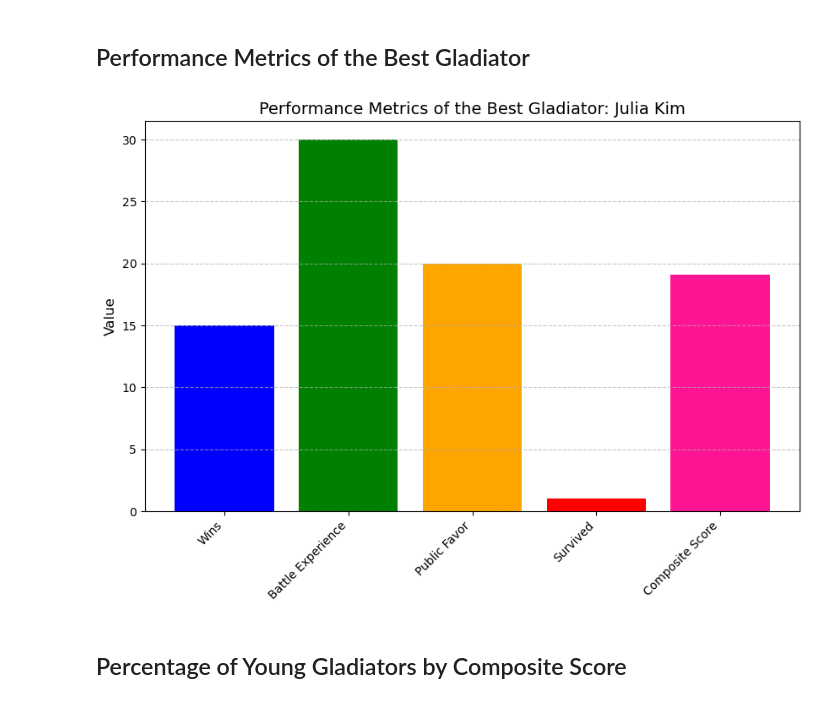
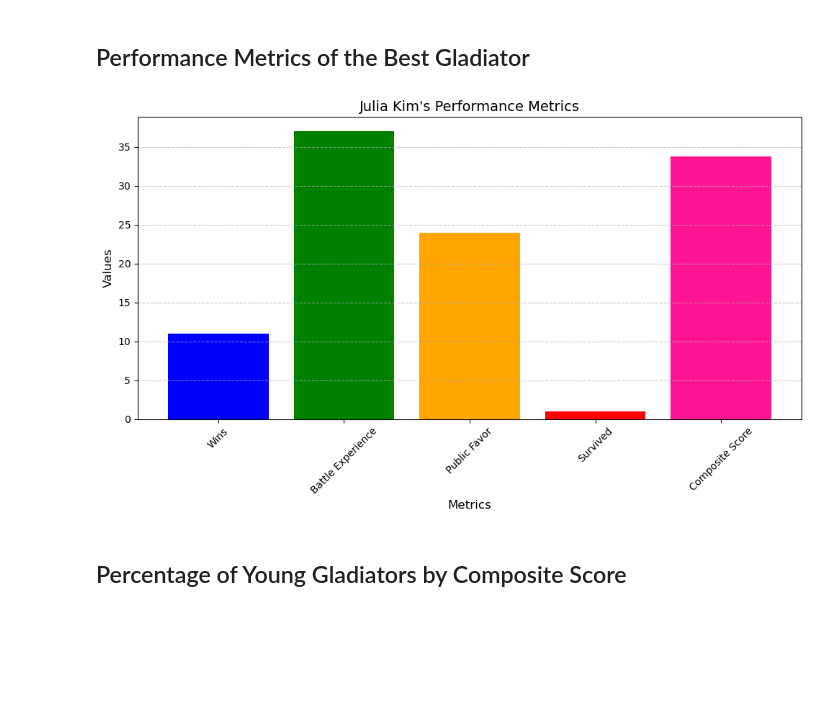
Before and after one commit to Strformor/the_gladiators, a Jupyter notebook: Question 4.ipynb, the cells around one changed output. Saved outputs shown, nothing was run; the diff lists cells and outputs as text; code cells hidden in the pictures; blank space fills up the shorter version.

```diff
--- a/Question 4.ipynb
+++ b/Question 4.ipynb
@@ -247,43 +259,24 @@ plt.show()
 # %% [markdown]
 ## Performance Metrics of the Best Gladiator
-# %%
-# Define a cleaned dataset
-gladiator_data_cleaned = pd.DataFrame({
-    "Name": ["Julia Kim", "Marcus Aurelius", "Livia Drusilla"],
-    "Wins": [15, 10, 12],
-    "Battle Experience": [30, 25, 28],
-    "Public Favor": [20, 18, 22],
-    "Survived": [1, 0, 1]
-})
-
-# Calculate a composite score to determine the best gladiator
-gladiator_data_cleaned["Composite Score"] = (
-    gladiator_data_cleaned["Wins"] * 0.4 +  # Weight wins heavily
-    gladiator_data_cleaned["Battle Experience"] * 0.3 +  # Experience is also important
-    gladiator_data_cleaned["Public Favor"] * 0.2 +  # Favor reflects popularity
-    gladiator_data_cleaned["Survived"] * 0.1  # Survival adds bonus points
-)
-
-# Find the best gladiator by Composite Score
-best_gladiator = gladiator_data_cleaned.loc[gladiator_data_cleaned["Composite Score"].idxmax()]
-
-# Attributes for plotting
-attributes_to_plot = best_gladiator[
-    ["Wins", "Battle Experience", "Public Favor", "Survived", "Composite Score"]
-].astype(float)
-
-# Plot 1: Best gladiator's performance metrics with predefined colors
-predefined_colors = ['blue', 'green', 'orange', 'red', 'purple']
-plt.figure(figsize=(10, 6))
-plt.bar(attributes_to_plot.index, attributes_to_plot.values, color=['blue', 'green', 'orange', 'red', 'deeppink'])
-plt.title(f"Performance Metrics of the Best Gladiator: {best_gladiator['Name']}", fontsize=14)
-plt.ylabel("Value", fontsize=12)
-plt.xticks(rotation=45, ha="right", fontsize=10)
-plt.grid(axis="y", linestyle="--", alpha=0.7)
-# plt.tight_layout()
-plt.show()
-# %% [output]
-[figure, removed]
+# %%
+# Extract Julia Kim's metrics from the dataset
+julia_kim_data = combined_data[combined_data["Name"] == "Julia Kim"].iloc[0]
+
+# Define metrics to plot
+julia_kim_metrics = julia_kim_data[["Wins", "Battle Experience", "Public Favor", "Survived", "Composite Score"]]
+
+# Plot Julia Kim's metrics as a colorful bar chart
+plt.figure(figsize=(10, 6))
+plt.bar(julia_kim_metrics.index, julia_kim_metrics.values, color=['blue', 'green', 'orange', 'red', 'deeppink'])
+plt.title("Julia Kim's Performance Metrics", fontsize=14)
+plt.xlabel("Metrics", fontsize=12)
+plt.ylabel("Values", fontsize=12)
+plt.xticks(rotation=45)
+plt.grid(axis="y", linestyle="--", alpha=0.7)
+plt.tight_layout()
+plt.show()
+# %% [output]
+[figure, added]
 # %% [markdown]
 ## Percentage of Young Gladiators by Composite Score
 # %%
```
Also changed, not shown: parts of 5 cells of this notebook.
